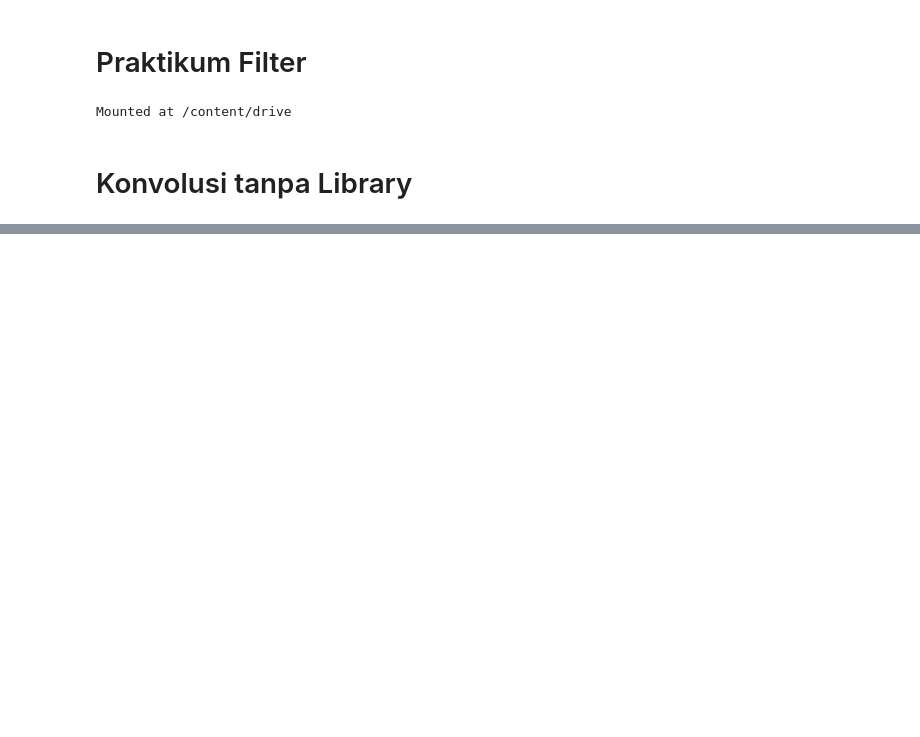
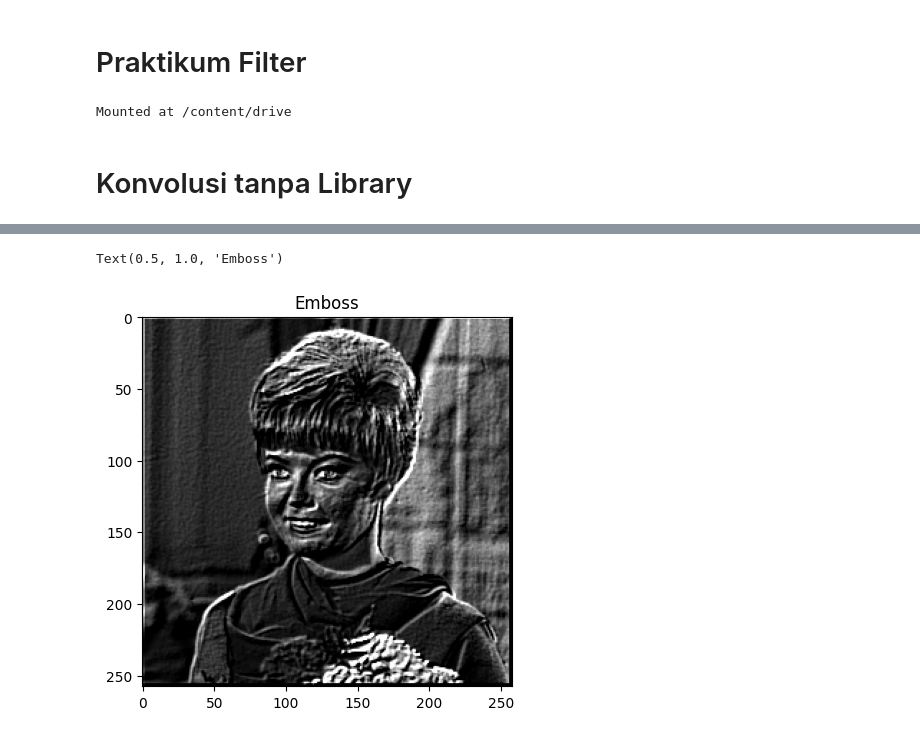
Before and after one commit to edoaurahman/PCVK, a Jupyter notebook: week7.ipynb, the cells around one changed output, grey strips where cells are left out. Drawn from its saved outputs; the diff is of its cells as text; code cells hidden in the pictures; blank space fills up the shorter version.

```diff
--- a/week7.ipynb
+++ b/week7.ipynb
@@ -55,0 +56,13 @@ IndexError: tuple index out of range
+# %%
+# Kernal Emboss
+kernel_emboss = np.array([
+    [-2, -1, 0],
+    [-1, 1, 1],
+    [0, 1, 2]
+])
+
+result = convolution2d(img_gray,kernel_emboss,1,2)
+
+plt.imshow(cv.cvtColor(result, cv.COLOR_GRAY2RGB))
+plt.title('Emboss')
+# %% [output]
@@ -55,0 +70,2 @@ IndexError: tuple index out of range
+Text(0.5, 1.0, 'Emboss')
+[figure, added]
```
Also changed, not shown: parts of 8 cells of this notebook.
